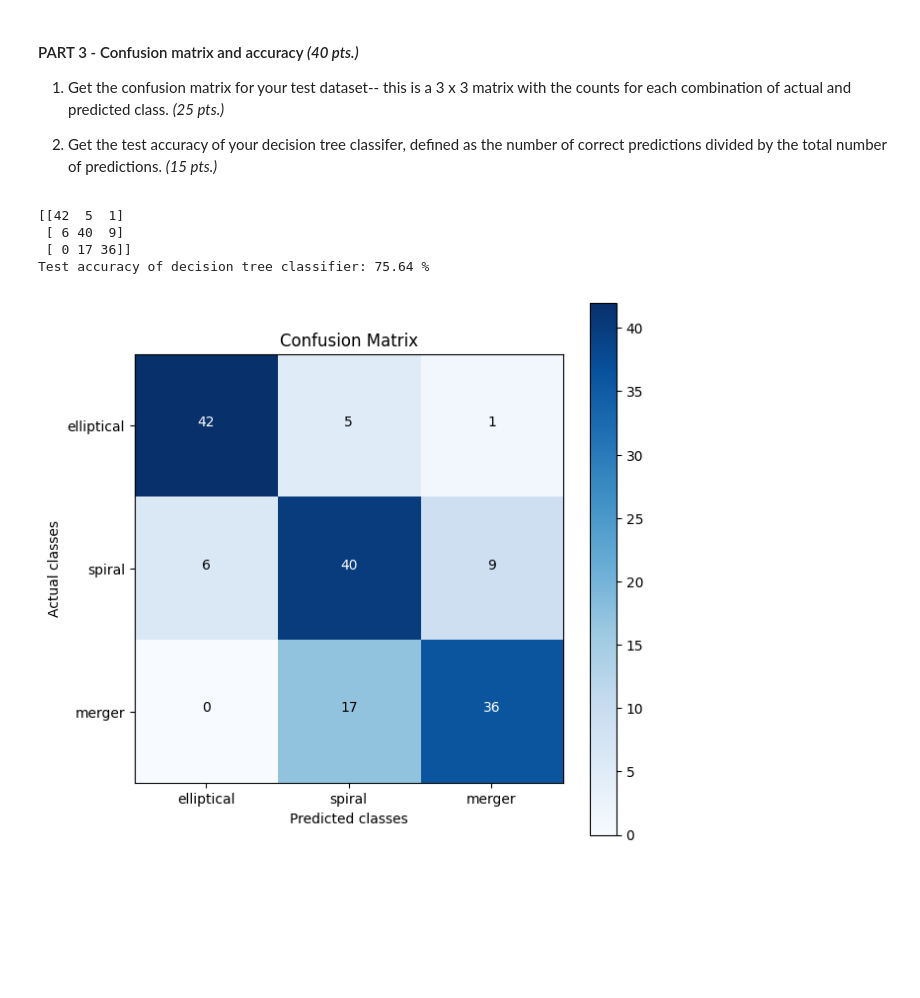
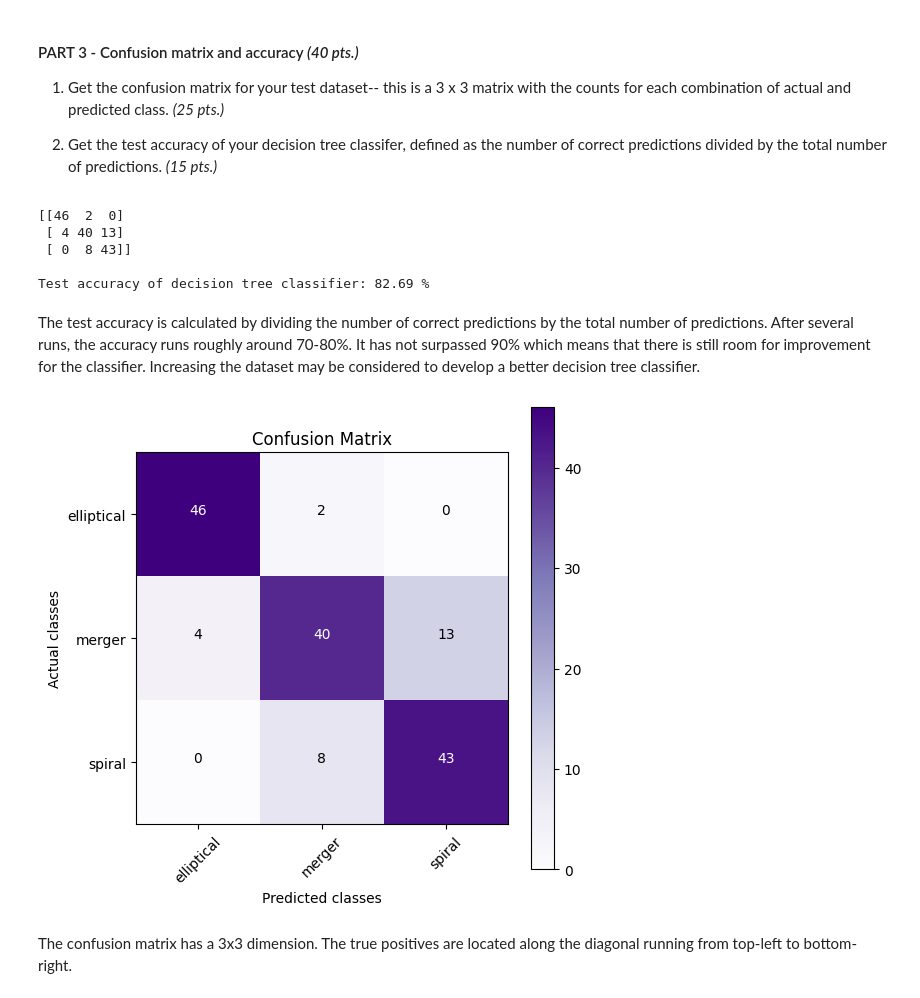
Before and after one commit to aiquiamjot/App_Physics157, a Jupyter notebook: submissions/AP157_lab_assignment_A2.ipynb, the cells around one changed output. Saved outputs shown, nothing was run; the diff lists cells and outputs as text; code cells hidden in the pictures; blank space fills up the shorter version.

```diff
--- a/submissions/AP157_lab_assignment_A2.ipynb
+++ b/submissions/AP157_lab_assignment_A2.ipynb
@@ -152,43 +158,59 @@ for i in np.arange(5):
 # %%
 from sklearn.metrics import confusion_matrix
 
-Cmatrix = confusion_matrix(actual_class, predicted_class)
-print(Cmatrix)
+Cmatrix = confusion_matrix(actual_class, predicted_class)       #   confusion matrix is created
+print(Cmatrix)      #   printing confusion matrix
 
-correctPredictions = np.sum(predicted_class==actual_class)
-totalPredictions = len(predicted_class)
-acc = correctPredictions/totalPredictions
-print('Test accuracy of decision tree classifier:',format(acc*100,'.2f'),"%")
+correctPredictions = np.sum(predicted_class==actual_class)      #   total number of correct predictions
+totalPredictions = len(predicted_class)                         #   total number of predictions
+acc = correctPredictions/totalPredictions                       #   test accuracy
+print('\nTest accuracy of decision tree classifier:',format(acc*100,'.2f'),"%")
+
+
+#   USE THIS CODE TO DETERMINE THE CLASS OF THE CORRECT PREDICTIONS
+# sum=0
+# for i in np.arange(len(predicted_class)):
+#     if predicted_class[i] == actual_class[i]:
+#         if predicted_class[i] == 'merger':
+#             sum+=1
+# print(sum)
 # %% [output]
-[[42  5  1]
- [ 6 40  9]
- [ 0 17 36]]
-Test accuracy of decision tree classifier: 75.64 %
+[[46  2  0]
+ [ 4 40 13]
+ [ 0  8 43]]
+
+Test accuracy of decision tree classifier: 82.69 %
+# %% [markdown]
+The test accuracy is calculated by dividing the number of correct predictions by the total number of predictions. After several runs, the accuracy runs roughly around 70-80%. It has not surpassed 90% which means that there is still room for improvement for the classifier. Increasing the dataset may be considered to develop a better decision tree classifier.
 # %%
+import matplotlib.pyplot as plt
 
-import matplotlib.pyplot as plt
-fig, ax = plt.subplots(figsize=(7, 7))
-cax = ax.matshow(Cmatrix, cmap=plt.cm.Blues)
+#   plotting confusion matrix for data visualization
+fig, ax = plt.subplots(figsize=(6,6))
+cax = ax.matshow(Cmatrix, cmap=plt.cm.Purples)
 fig.colorbar(cax)
 
-class_names = ['elliptical','spiral','merger']
+class_names = ['elliptical','merger','spiral']
 ax.set_xticks(np.arange(len(class_names)))
+ax.set_yticks(np.arange(len(class_names)))
 ax.xaxis.set_ticks_position('bottom')
-ax.set_yticks(np.arange(len(class_names)))
+plt.xticks(rotation=45)
 ax.set_xticklabels(class_names)
 ax.set_yticklabels(class_names)
 plt.xlabel('Predicted classes')
 plt.ylabel('Actual classes')
 plt.title('Confusion Matrix')
 
-# Add text annotations to the cells
+# adding text annotations to the cells
 thresh = Cmatrix.max() / 2.
 for i in range(Cmatrix.shape[0]):
     for j in range(Cmatrix.shape[1]):
         plt.text(j, i, format(Cmatrix[i, j], 'd'),
                  horizontalalignment="center",
                  color="white" if Cmatrix[i, j] > thresh else "black")
 
 plt.show()
 # %% [output]
-[figure, old version]
+[figure, new version]
+# %% [markdown]
+The confusion matrix has a 3x3 dimension. The true positives are located along the diagonal running from top-left to bottom-right.
```
Also changed, not shown: parts of 3 cells of this notebook.
